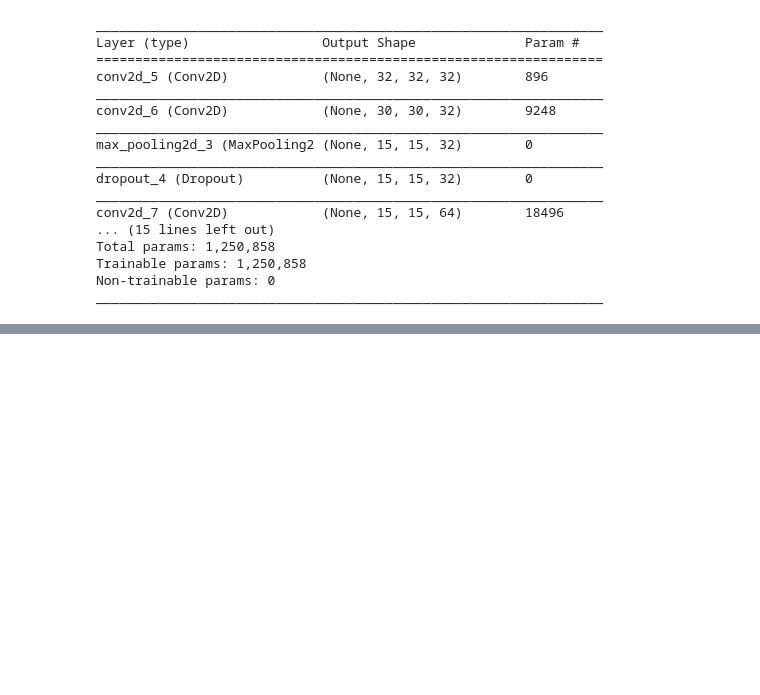
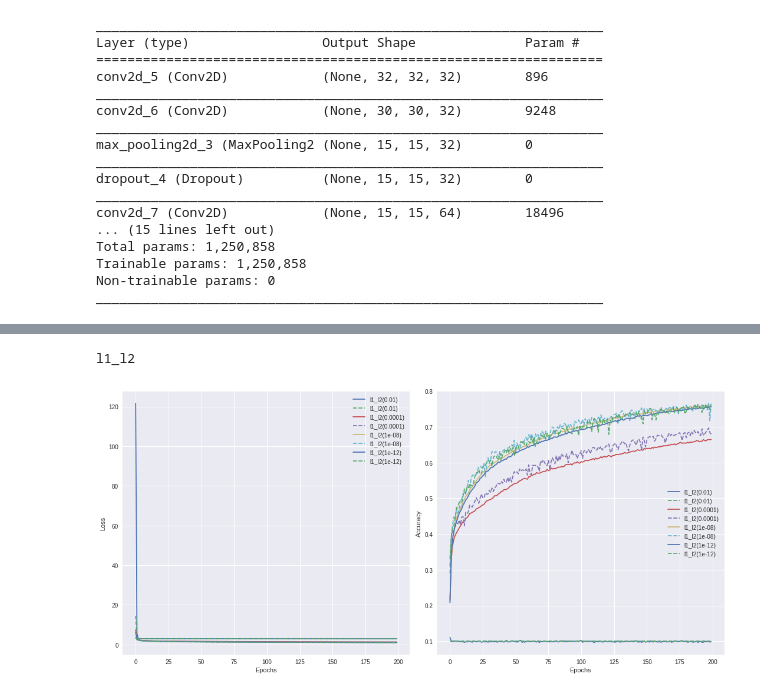
Before and after one commit to kvzl/ML100-Days, a Jupyter notebook: homework/Day_081_HW.ipynb, the cells around one changed output, grey strips where cells are left out. Cells and saved outputs as stored; diff of their text form; code cells hidden in the pictures; blank space fills up the shorter version.

```diff
--- a/homework/Day_081_HW.ipynb
+++ b/homework/Day_081_HW.ipynb
@@ -183,0 +212,6 @@ plt.show()
+# %%
+print('l1_l2')
+plot({ k: v for k, v in results.items() if k.startswith('l1_l2(') })
+# %% [output]
+l1_l2
+[figure, added]
```
Also changed, not shown: parts of 7 cells of this notebook.
